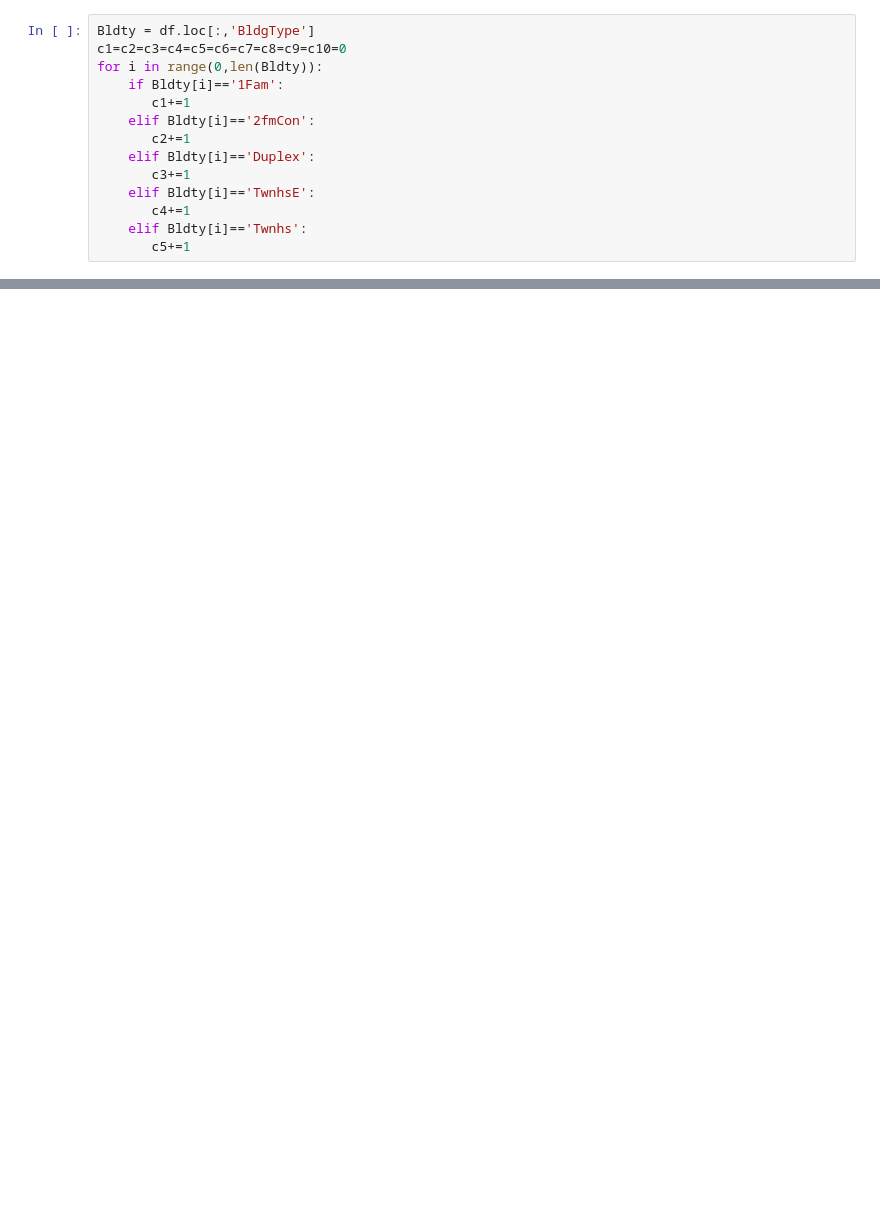
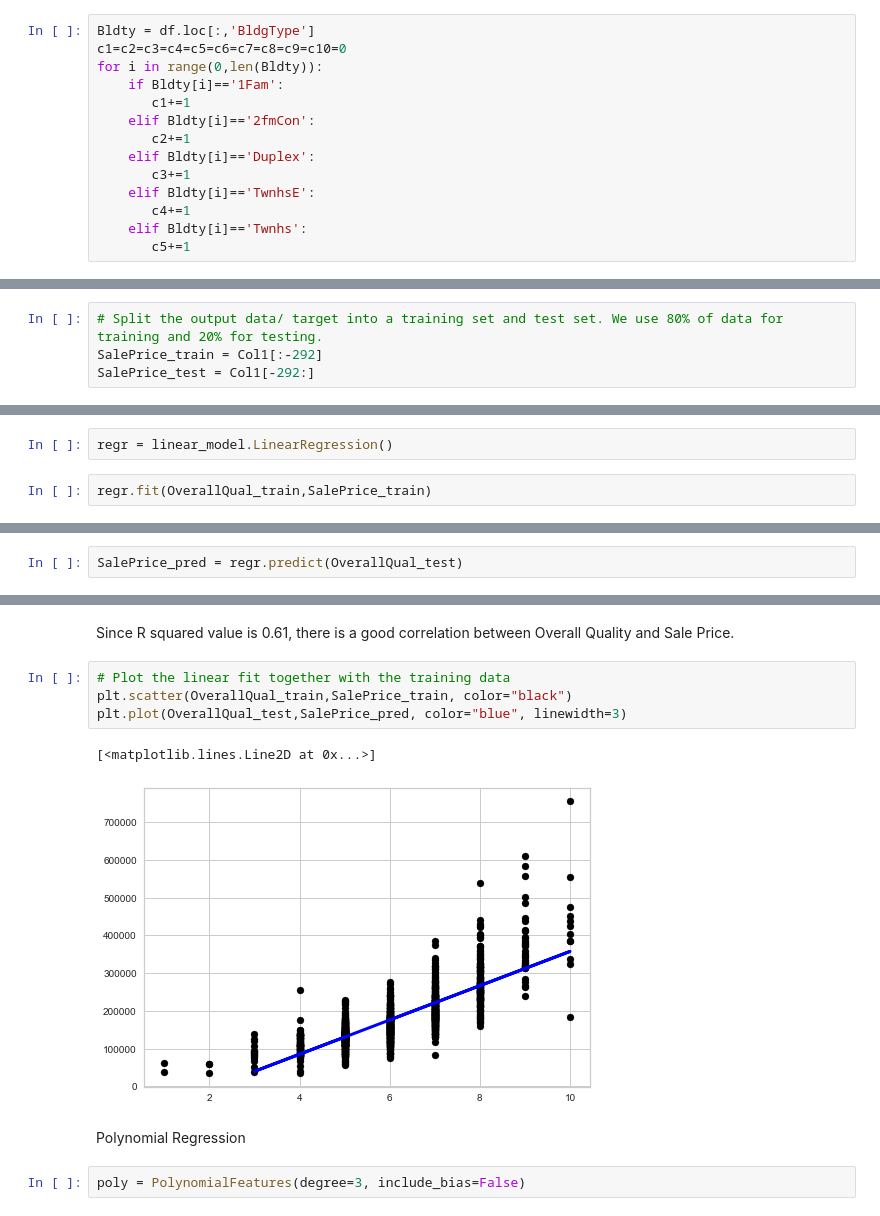
Before and after one commit to AnjuAnnPaul/Final-Project, a Jupyter notebook: House Price Prediction.ipynb, the cells around one changed output, grey strips where cells are left out. Saved outputs shown, nothing was run; the diff lists cells and outputs as text; blank space fills up the shorter version.

```diff
--- a/House Price Prediction.ipynb
+++ b/House Price Prediction.ipynb
@@ -213,0 +305,4 @@ df.plot.scatter(x='BldgType',y='SalePrice')
+# %%
+# Split the output data/ target into a training set and test set. We use 80% of data for training and 20% for testing.
+SalePrice_train = Col1[:-292]
+SalePrice_test = Col1[-292:]
@@ -213,0 +324,4 @@ df.plot.scatter(x='BldgType',y='SalePrice')
+# %%
+regr = linear_model.LinearRegression()
+# %%
+regr.fit(OverallQual_train,SalePrice_train)
@@ -213,0 +330,2 @@ df.plot.scatter(x='BldgType',y='SalePrice')
+# %%
+SalePrice_pred = regr.predict(OverallQual_test)
@@ -213,0 +344,13 @@ df.plot.scatter(x='BldgType',y='SalePrice')
+# %% [markdown]
+Since R squared value is 0.61, there is a good correlation between Overall Quality and Sale Price.
+# %%
+# Plot the linear fit together with the training data
+plt.scatter(OverallQual_train,SalePrice_train, color="black")
+plt.plot(OverallQual_test,SalePrice_pred, color="blue", linewidth=3)
+# %% [output]
+[<matplotlib.lines.Line2D at 0x...>]
+[figure, added]
+# %% [markdown]
+Polynomial Regression
+# %%
+poly = PolynomialFeatures(degree=3, include_bias=False)
```
Also changed, not shown: parts of 81 cells of this notebook.
